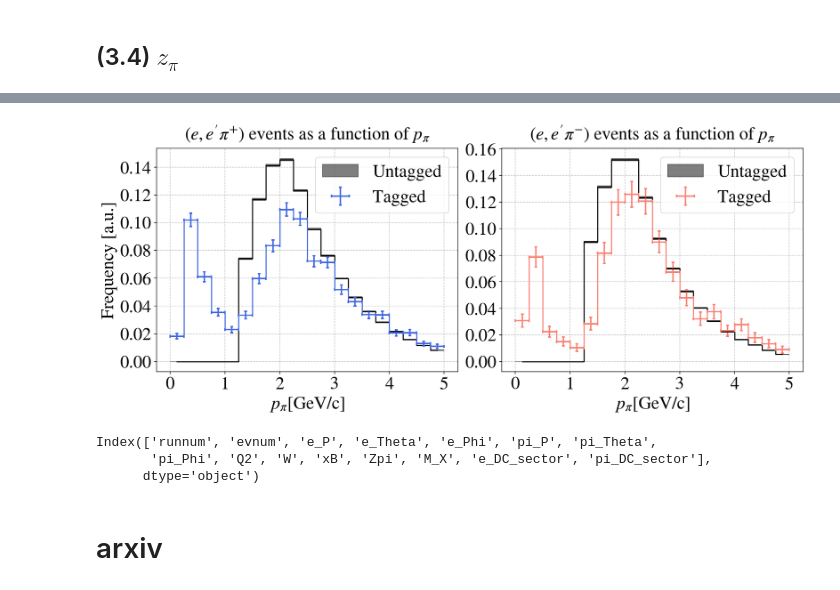
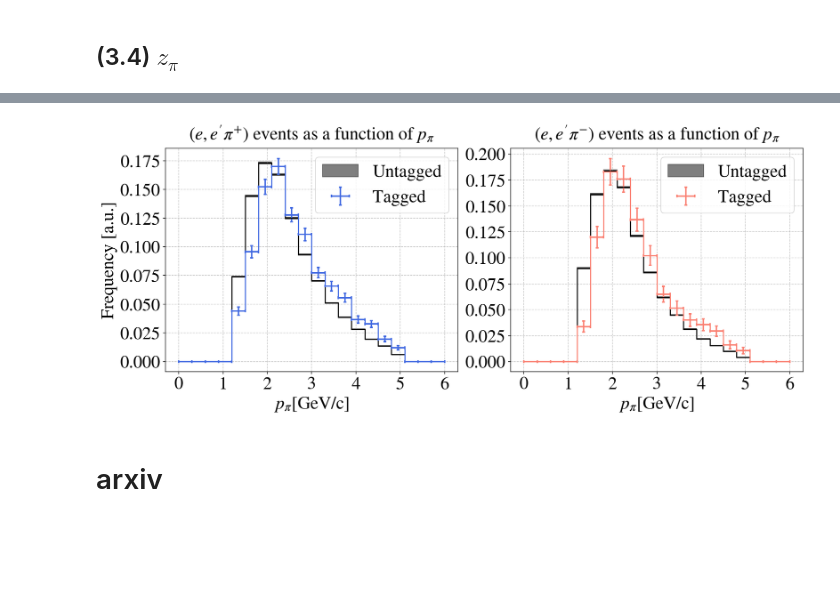
Before and after one commit to erezcoh4/SIDIS_at_BAND, a Jupyter notebook: PythonAnalysis/Kinematics/Xb_distribution.ipynb, the cells around one changed output, grey strips where cells are left out. Saved outputs shown, nothing was run; the diff lists cells and outputs as text; code cells hidden in the pictures; blank space fills up the shorter version.

```diff
--- a/PythonAnalysis/Kinematics/Xb_distribution.ipynb
+++ b/PythonAnalysis/Kinematics/Xb_distribution.ipynb
@@ -139,16 +139,10 @@ plot_SIDIS_variable(var  = 'Zpi',
 # %%
 plot_SIDIS_variable(var  = 'pi_P',
-                    bins = np.linspace(0,5,21),
+                    bins = np.linspace(0,6,21),
                     varlabel = '$p_{\pi}$',
                     varunits = '[GeV/c]')
 # %% [output]
-[figure, old version]
+[figure, new version]
-# %%
-e_e_pi['piplus'].keys()
-# %% [output]
-Index(['runnum', 'evnum', 'e_P', 'e_Theta', 'e_Phi', 'pi_P', 'pi_Theta',
-       'pi_Phi', 'Q2', 'W', 'xB', 'Zpi', 'M_X', 'e_DC_sector', 'pi_DC_sector'],
-      dtype='object')
 # %% [markdown]
 # arxiv
 # %% [markdown]
```
Also changed, not shown: parts of 2 cells of this notebook, 1 other file.
